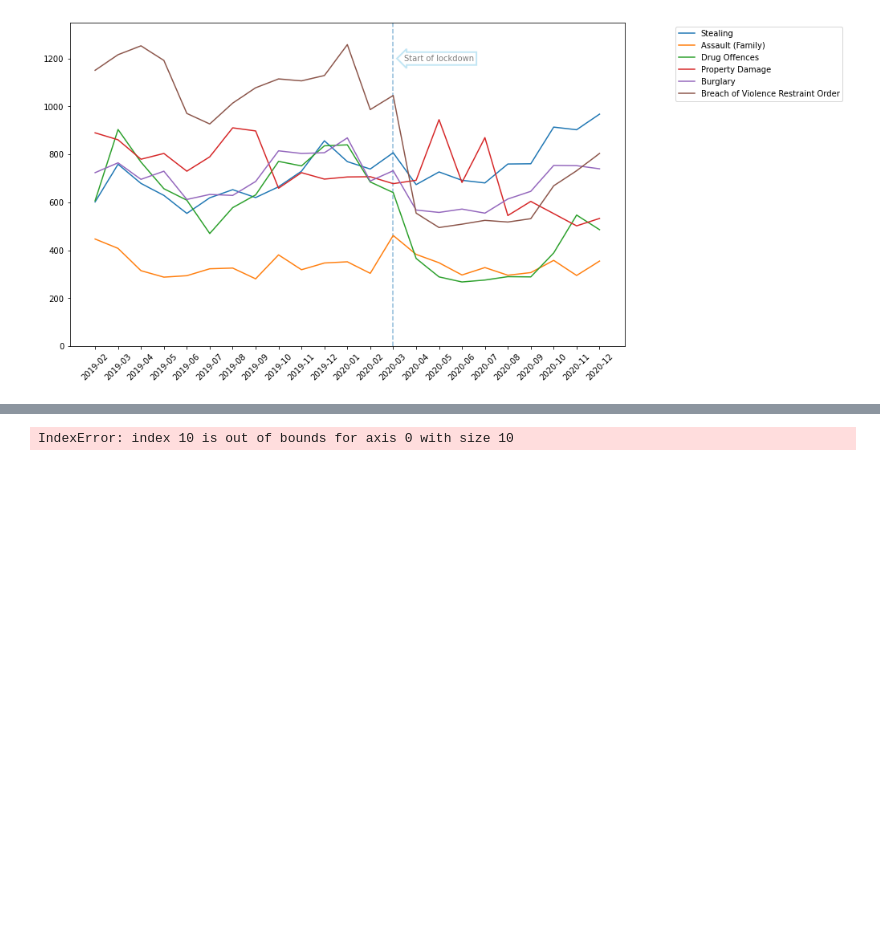
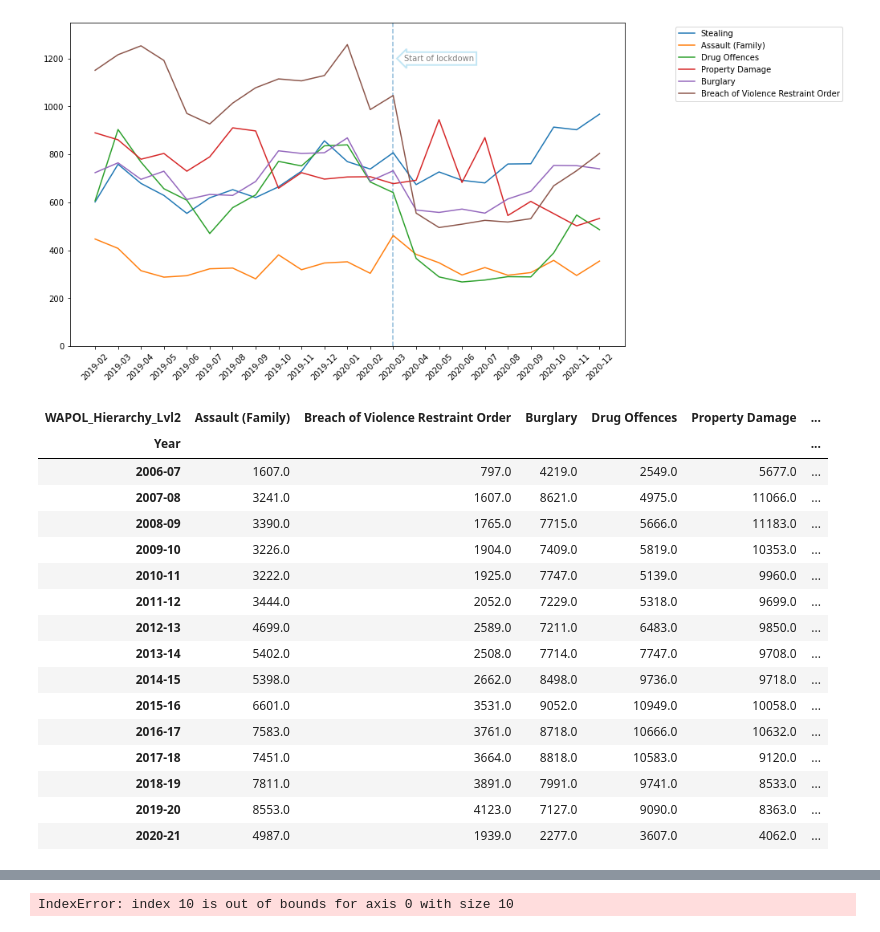
Before and after one commit to FernB/WACrimeRatesCovid19, a Jupyter notebook: WACrimeStatistics.ipynb, the cells around one changed output, grey strips where cells are left out. Saved outputs shown, nothing was run; the diff lists cells and outputs as text; code cells hidden in the pictures; blank space fills up the shorter version.

```diff
--- a/WACrimeStatistics.ipynb
+++ b/WACrimeStatistics.ipynb
@@ -162,0 +167,21 @@ plt.show()
+# %%
+yearly_pivot = yearly_df.pivot(index='Year', columns='WAPOL_Hierarchy_Lvl2', values='COUNT_of_Offnc_ID')
+yearly_pivot
+# %% [output]
+| WAPOL_Hierarchy_Lvl2 | Assault (Family) | Breach of Violence Restraint Order | Burglary | Drug Offences | Property Damage | ... |
+| Year |  |  |  |  |  | ... |
+| 2006-07 | 1607.0 | 797.0 | 4219.0 | 2549.0 | 5677.0 | ... |
+| 2007-08 | 3241.0 | 1607.0 | 8621.0 | 4975.0 | 11066.0 | ... |
+| 2008-09 | 3390.0 | 1765.0 | 7715.0 | 5666.0 | 11183.0 | ... |
+| 2009-10 | 3226.0 | 1904.0 | 7409.0 | 5819.0 | 10353.0 | ... |
+| 2010-11 | 3222.0 | 1925.0 | 7747.0 | 5139.0 | 9960.0 | ... |
+| 2011-12 | 3444.0 | 2052.0 | 7229.0 | 5318.0 | 9699.0 | ... |
+| 2012-13 | 4699.0 | 2589.0 | 7211.0 | 6483.0 | 9850.0 | ... |
+| 2013-14 | 5402.0 | 2508.0 | 7714.0 | 7747.0 | 9708.0 | ... |
+| 2014-15 | 5398.0 | 2662.0 | 8498.0 | 9736.0 | 9718.0 | ... |
+| 2015-16 | 6601.0 | 3531.0 | 9052.0 | 10949.0 | 10058.0 | ... |
+| 2016-17 | 7583.0 | 3761.0 | 8718.0 | 10666.0 | 10632.0 | ... |
+| 2017-18 | 7451.0 | 3664.0 | 8818.0 | 10583.0 | 9120.0 | ... |
+| 2018-19 | 7811.0 | 3891.0 | 7991.0 | 9741.0 | 8533.0 | ... |
+| 2019-20 | 8553.0 | 4123.0 | 7127.0 | 9090.0 | 8363.0 | ... |
+| 2020-21 | 4987.0 | 1939.0 | 2277.0 | 3607.0 | 4062.0 | ... |
```
Also changed, not shown: parts of 2 cells of this notebook.
